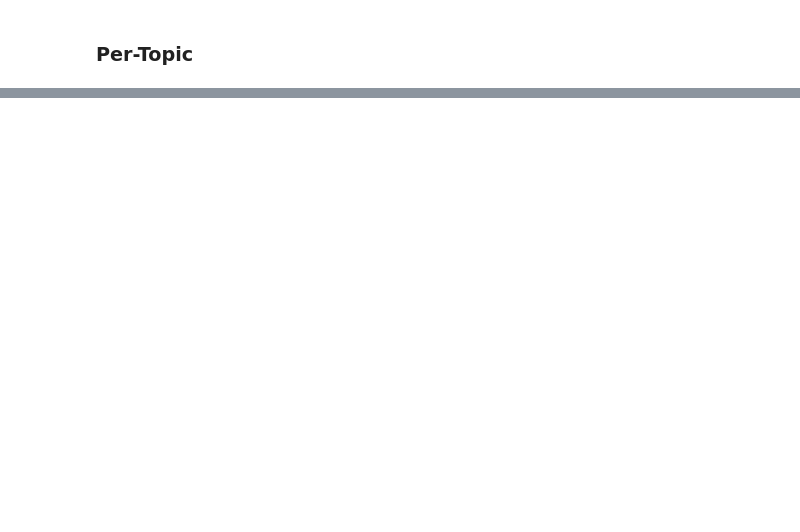
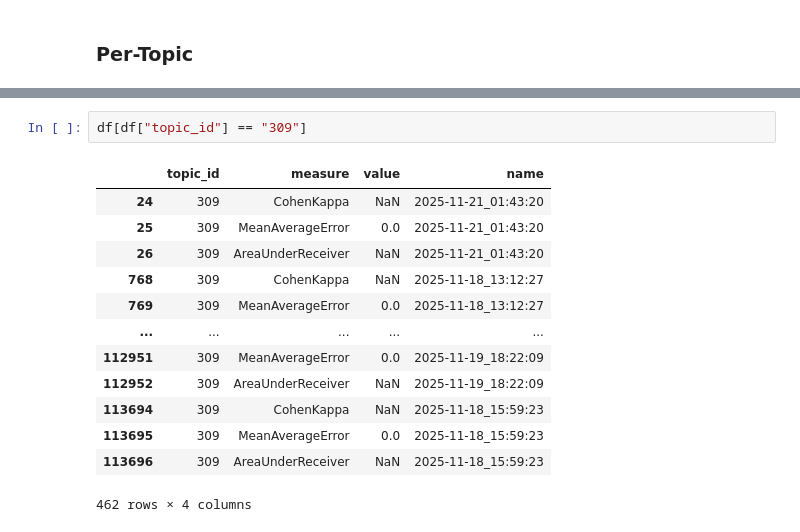
Before and after one commit to irgroup/SIGIR26-Synthesized-Information-Needs, a Jupyter notebook: notebooks/evaluation-alignment.ipynb, the cells around one changed output, grey strips where cells are left out. Saved outputs shown, nothing was run; the diff lists cells and outputs as text; blank space fills up the shorter version.

```diff
--- a/notebooks/evaluation-alignment.ipynb
+++ b/notebooks/evaluation-alignment.ipynb
@@ -269,0 +200,16 @@ Name: CohenKappa, Length: 117, dtype: float64
+# %%
+df[df["topic_id"] == "309"]
+# %% [output]
+|  | topic_id | measure | value | name |
+| 24 | 309 | CohenKappa | NaN | 2025-11-21_01:43:20 |
+| 25 | 309 | MeanAverageError | 0.0 | 2025-11-21_01:43:20 |
+| 26 | 309 | AreaUnderReceiver | NaN | 2025-11-21_01:43:20 |
+| 768 | 309 | CohenKappa | NaN | 2025-11-18_13:12:27 |
+| 769 | 309 | MeanAverageError | 0.0 | 2025-11-18_13:12:27 |
+| ... | ... | ... | ... | ... |
+| 112951 | 309 | MeanAverageError | 0.0 | 2025-11-19_18:22:09 |
+| 112952 | 309 | AreaUnderReceiver | NaN | 2025-11-19_18:22:09 |
+| 113694 | 309 | CohenKappa | NaN | 2025-11-18_15:59:23 |
+| 113695 | 309 | MeanAverageError | 0.0 | 2025-11-18_15:59:23 |
+| 113696 | 309 | AreaUnderReceiver | NaN | 2025-11-18_15:59:23 |
+462 rows × 4 columns
```
Also changed, not shown: parts of 28 cells of this notebook, 10 other files.
